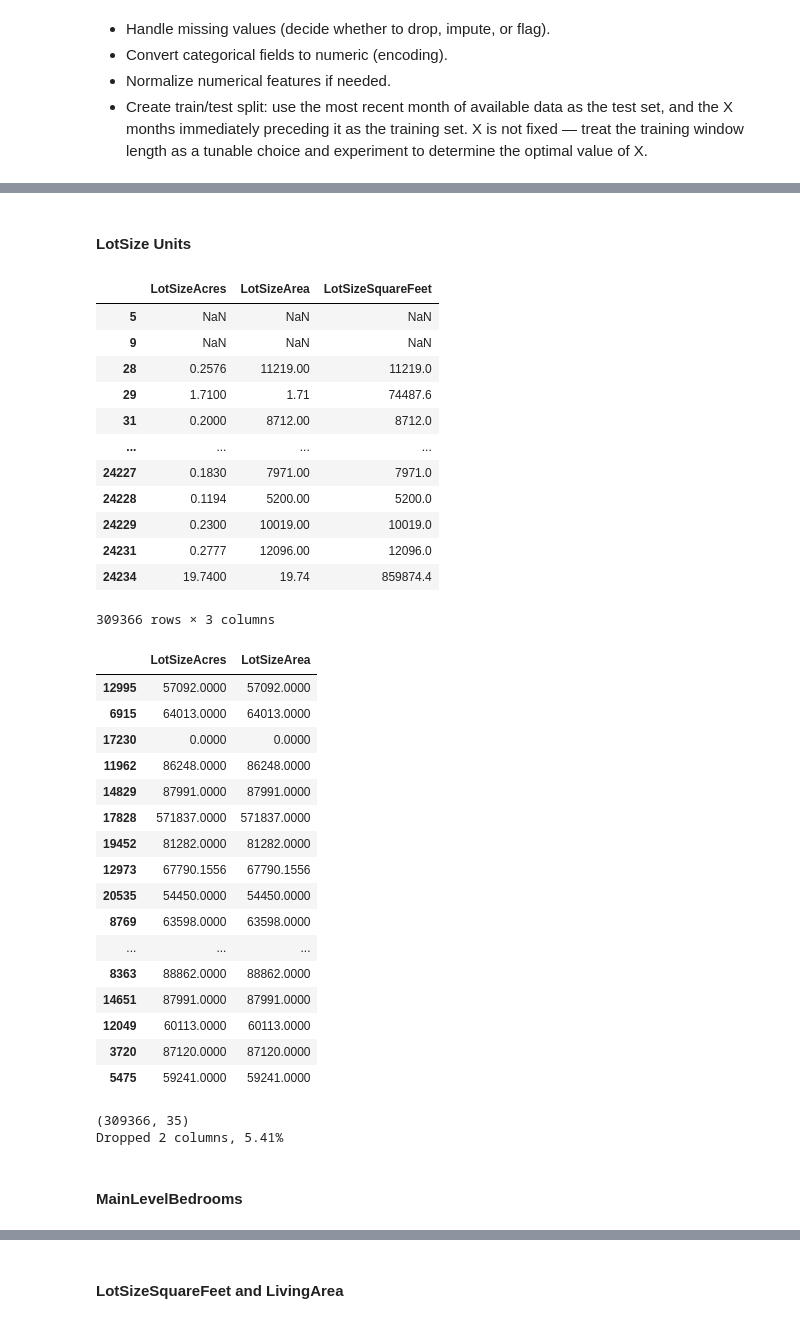
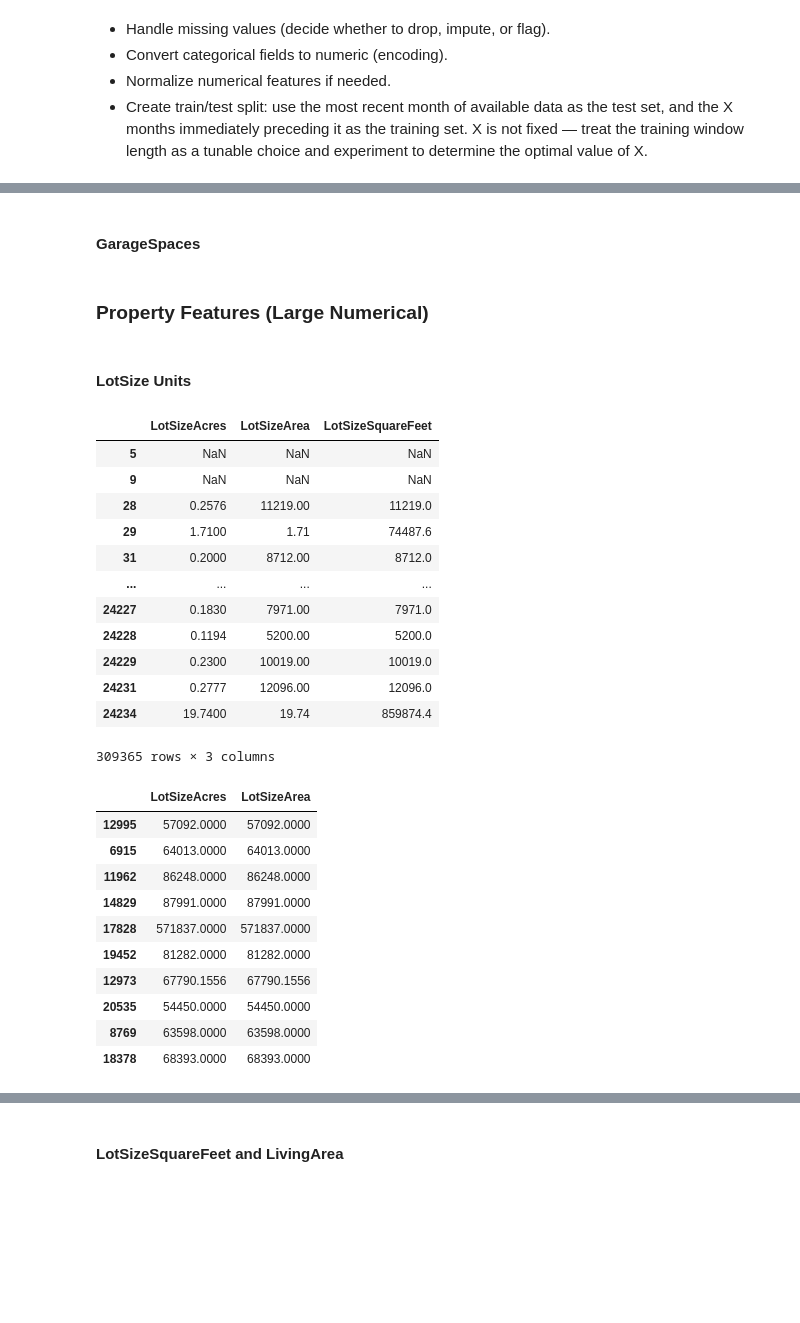
Before and after one commit to Smorgasbordy/IDX-Exchange-Data-Science, a Jupyter notebook: 02_preprocessing.ipynb, the cells around one changed output, grey strips where cells are left out. Cells and saved outputs as stored; diff of their text form; code cells hidden in the pictures; blank space fills up the shorter version.

Commit message:
Imputation Leakage Fix

```diff
--- a/02_preprocessing.ipynb
+++ b/02_preprocessing.ipynb
@@ -496,0 +185,24 @@ cleaned_further["Flooring"] = cleaned_further["Flooring"].fillna("Unknown")
+# %%
+# Remove rows with no ClosePrice or a ClosePrice <= 0
+
+dataset = dataset[dataset["ClosePrice"] > 0]
+# %%
+# Remove rows with a ListDate that comes after a CloseDate
+# Note that using the ~ ("not" indicator) removes invalid rows but keeps null values
+
+dataset = dataset[~(dataset["CloseDate"] < dataset["ListingContractDate"])]
+
+# We should now drop ListingContractDate, since it contains leakage
+dataset = dataset.drop(columns = ["ListingContractDate"])
+# %%
+# Remove rows with impossible size dimensions
+
+dataset = dataset[~(dataset["LivingArea"] <= 0)]
+dataset = dataset[~(dataset["LotSizeSquareFeet"] <= 0)]
+dataset = dataset[~(dataset["LotSizeArea"] <= 0)]
+# %%
+# Remove properties with a very small living space but more than 1 bedroom or 1 bathroom
+# It should be possible to have a LivingArea this small and have more than 2 bedrooms/bathrooms
+
+dataset = dataset[~((dataset["LivingArea"] <= 200) & (dataset["BathroomsTotalInteger"] > 1))]
+dataset = dataset[~((dataset["LivingArea"] <= 200) & (dataset["BedroomsTotal"] > 1))]
@@ -496,0 +541,2 @@ cleaned_further["Flooring"] = cleaned_further["Flooring"].fillna("Unknown")
+# %% [markdown]
+#### GarageSpaces
@@ -497,13 +560,15 @@ cleaned_further["Flooring"] = cleaned_further["Flooring"].fillna("Unknown")
+# %% [markdown]
+### Property Features (Large Numerical)
 # %% [markdown]
 #### LotSize Units
 # %%
 # Check differences in units
 
 ### Notes
-# LotSizeArea uses ambigious units, seemingly a combination of LotSizeAcres or LotSizeSquareFeet, not super good to use
-# This leaves LotSizeAcres and LotSizeSquareFeet. LotSizeSquareFeet appears better since its values are more precise
+# LotSizeArea uses ambigious units, seemingly a combination of LotSizeAcres or LotSizeSquareFeet. Not ideal to use.
+# Between LotSizeAcres and LotSizeSquareFeet, LotSizeSquareFeet appears better since its values are more precise
 
-cleaned_further[["LotSizeAcres", "LotSizeArea", "LotSizeSquareFeet"]]
+dataset[["LotSizeAcres", "LotSizeArea", "LotSizeSquareFeet"]]
 # %% [output]
 |  | LotSizeAcres | LotSizeArea | LotSizeSquareFeet |
 | 5 | NaN | NaN | NaN |
@@ -517,19 +582,19 @@ cleaned_further[["LotSizeAcres", "LotSizeArea", "LotSizeSquareFeet"]]
 | 24229 | 0.2300 | 10019.00 | 10019.0 |
 | 24231 | 0.2777 | 12096.00 | 12096.0 |
 | 24234 | 19.7400 | 19.74 | 859874.4 |
-309366 rows × 3 columns
+309365 rows × 3 columns
 # %%
 # Since LotSizeSquareFeet is the best LotSize column, investigate if other features can be used to fill its null values
+
+dataset[(dataset["LotSizeSquareFeet"].isna() == True) &
+        (dataset["LotSizeAcres"].isna() == False) &
+        (dataset["LotSizeArea"].isna() == False)][["LotSizeAcres", "LotSizeArea"]].head(10)
+
 # Where LotSizeSquareFeet is null and the other values exist, both values seem to be in square feet
-
-cleaned_further[(cleaned_further["LotSizeSquareFeet"].isna() == True) &
-                (cleaned_further["LotSizeAcres"].isna() == False) &
-                (cleaned_further["LotSizeArea"].isna() == False)][["LotSizeAcres", "LotSizeArea"]]
 # %% [output]
 |  | LotSizeAcres | LotSizeArea |
 | 12995 | 57092.0000 | 57092.0000 |
 | 6915 | 64013.0000 | 64013.0000 |
-| 17230 | 0.0000 | 0.0000 |
 | 11962 | 86248.0000 | 86248.0000 |
 | 14829 | 87991.0000 | 87991.0000 |
 | 17828 | 571837.0000 | 571837.0000 |
@@ -537,12 +602,7 @@ cleaned_further[(cleaned_further["LotSizeSquareFeet"].isna() == True) &
 | 12973 | 67790.1556 | 67790.1556 |
 | 20535 | 54450.0000 | 54450.0000 |
 | 8769 | 63598.0000 | 63598.0000 |
-| ... | ... | ... |
-| 8363 | 88862.0000 | 88862.0000 |
-| 14651 | 87991.0000 | 87991.0000 |
-| 12049 | 60113.0000 | 60113.0000 |
-| 3720 | 87120.0000 | 87120.0000 |
-| 5475 | 59241.0000 | 59241.0000 |
+| 18378 | 68393.0000 | 68393.0000 |
 # %%
 # Fill missing LotSizeSquareFeet values with LotSizeArea
 
@@ -554,12 +615,0 @@ cleaned_further = cleaned_further.drop(columns = ["LotSizeAcres", "LotSizeArea"]
-# %%
-number_dropped = prev[1] - cleaned_further.shape[1]
-percent_dropped = number_dropped/prev[1] * 100
-
-prev = cleaned_further.shape
-print(prev)
-print(f"Dropped {number_dropped} columns, {round(percent_dropped, 2)}%")
-# %% [output]
-(309366, 35)
-Dropped 2 columns, 5.41%
-# %% [markdown]
-#### MainLevelBedrooms
```
Also changed, not shown: parts of 189 cells of this notebook.
